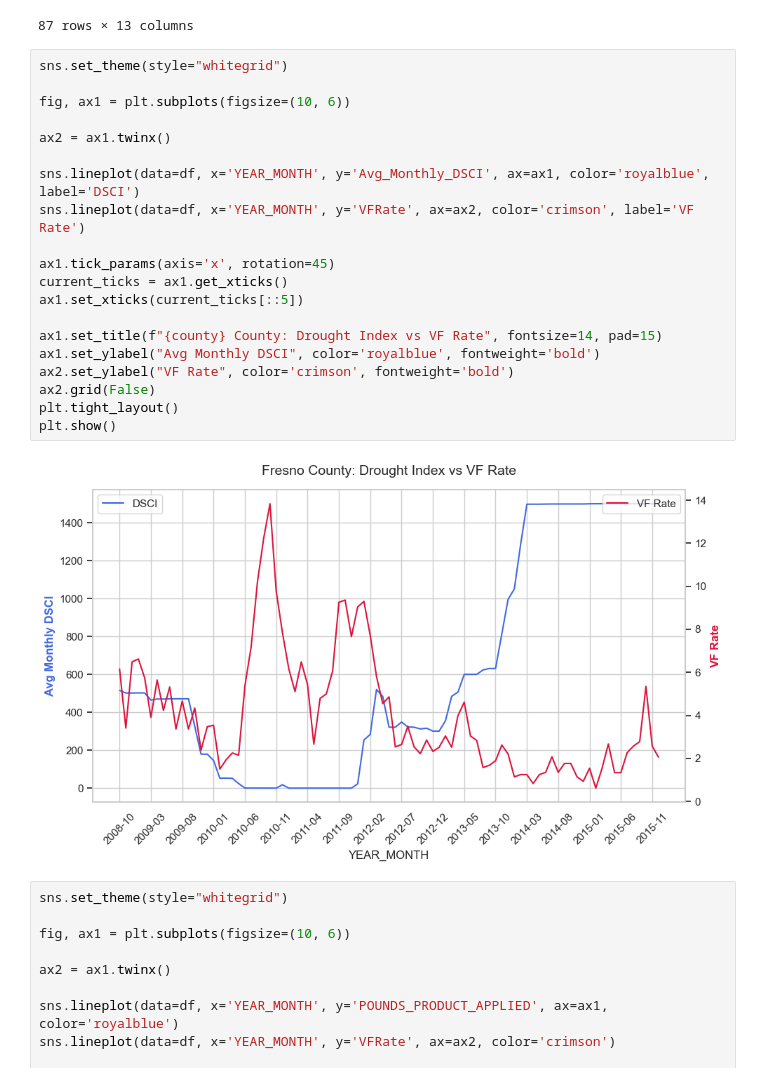
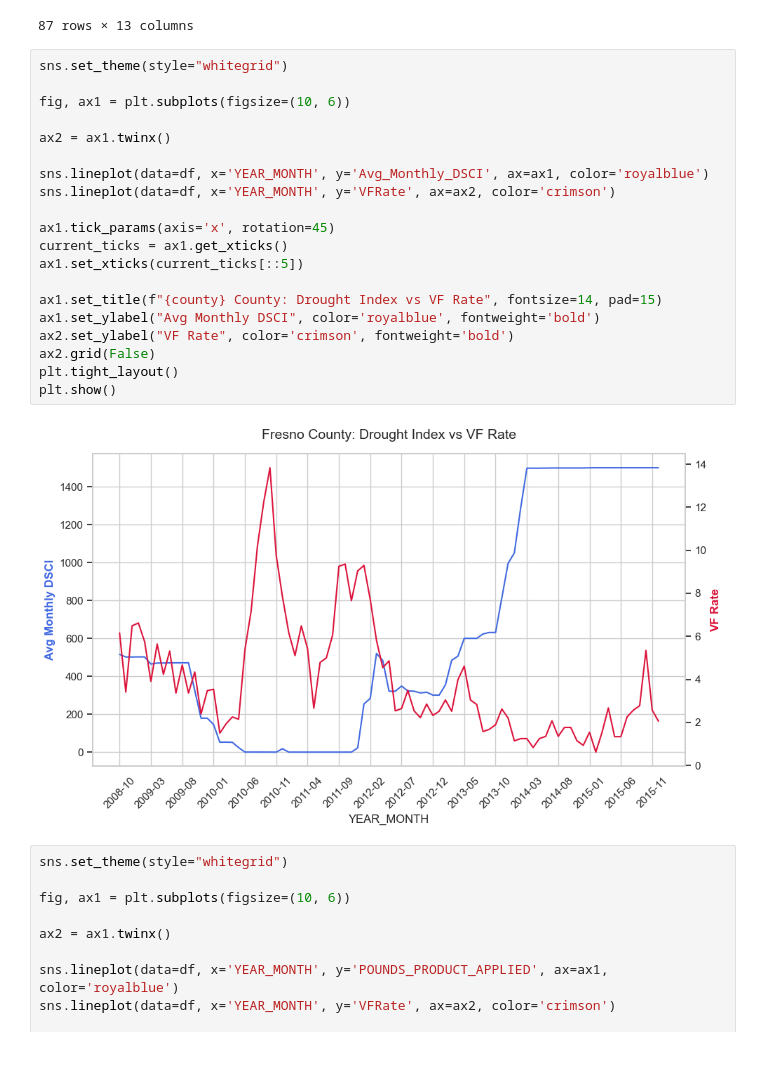
Before and after one commit to dillonallen92/ValleyFeverAnalysis_Cleaned, a Jupyter notebook: src/notebooks/data_investigation.ipynb, the cells around one changed output. Cells and saved outputs as stored; diff of their text form.

```diff
--- a/src/notebooks/data_investigation.ipynb
+++ b/src/notebooks/data_investigation.ipynb
@@ -30,25 +30,25 @@ df
 # %%
 sns.set_theme(style="whitegrid")
 
 fig, ax1 = plt.subplots(figsize=(10, 6))
 
 ax2 = ax1.twinx()
 
-sns.lineplot(data=df, x='YEAR_MONTH', y='Avg_Monthly_DSCI', ax=ax1, color='royalblue', label='DSCI')
-sns.lineplot(data=df, x='YEAR_MONTH', y='VFRate', ax=ax2, color='crimson', label='VF Rate')
+sns.lineplot(data=df, x='YEAR_MONTH', y='Avg_Monthly_DSCI', ax=ax1, color='royalblue')
+sns.lineplot(data=df, x='YEAR_MONTH', y='VFRate', ax=ax2, color='crimson')
 
 ax1.tick_params(axis='x', rotation=45)
 current_ticks = ax1.get_xticks()
 ax1.set_xticks(current_ticks[::5])
 
 ax1.set_title(f"{county} County: Drought Index vs VF Rate", fontsize=14, pad=15)
 ax1.set_ylabel("Avg Monthly DSCI", color='royalblue', fontweight='bold')
 ax2.set_ylabel("VF Rate", color='crimson', fontweight='bold')
 ax2.grid(False)
 plt.tight_layout()
 plt.show()
 # %% [output]
-[figure, old version]
+[figure, new version]
 # %%
 sns.set_theme(style="whitegrid")
 
```
Also changed, not shown: parts of 3 cells of this notebook, 24 other files.
